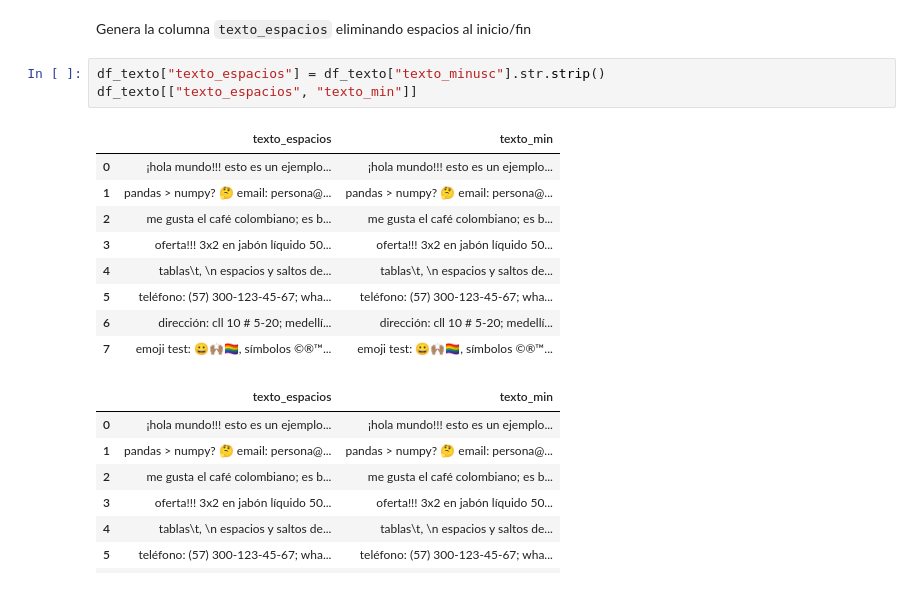
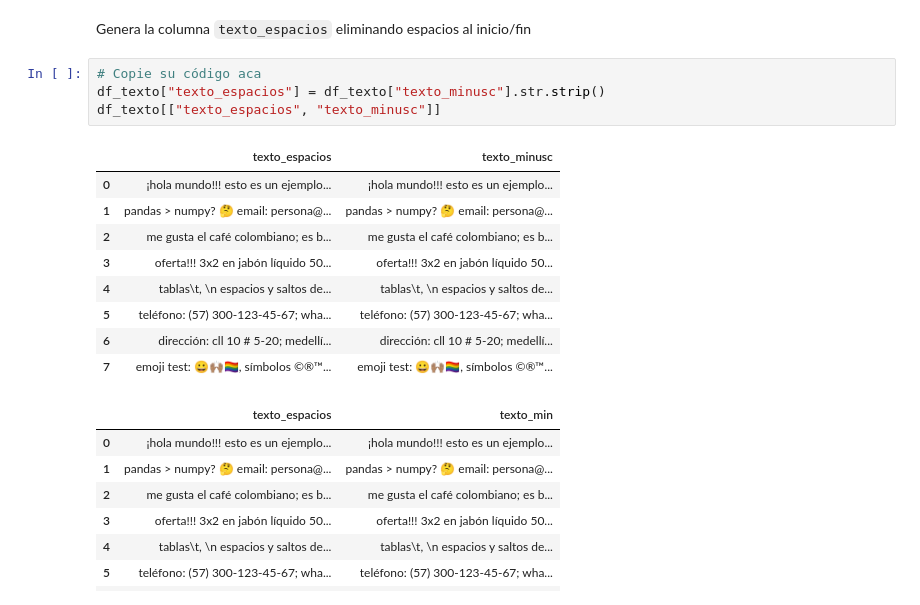
Before and after one commit to pablozapatao/NLP_PabloZapataOchoa, a Jupyter notebook: notebooks/Practica_Limpieza_Texto (1).ipynb, the cells around one changed output. Drawn from its saved outputs; the diff is of its cells as text.

```diff
--- a/notebooks/Practica_Limpieza_Texto (1).ipynb
+++ b/notebooks/Practica_Limpieza_Texto (1).ipynb
@@ -379,10 +379,11 @@ df_texto[["texto", "texto_minusc"]]
 # %% [markdown]
 Genera  la columna `texto_espacios` eliminando espacios al inicio/fin
 # %%
+# Copie su código aca
 df_texto["texto_espacios"] = df_texto["texto_minusc"].str.strip()
-df_texto[["texto_espacios", "texto_min"]]
+df_texto[["texto_espacios", "texto_minusc"]]
 # %% [output]
-|  | texto_espacios | texto_min |
+|  | texto_espacios | texto_minusc |
 | 0 | ¡hola mundo!!! esto es un ejemplo... | ¡hola mundo!!! esto es un ejemplo... |
 | 1 | pandas > numpy? 🤔 email: persona@... | pandas > numpy? 🤔 email: persona@... |
 | 2 | me gusta el café colombiano; es b... | me gusta el café colombiano; es b... |
```
Also changed, not shown: parts of 7 cells of this notebook.
